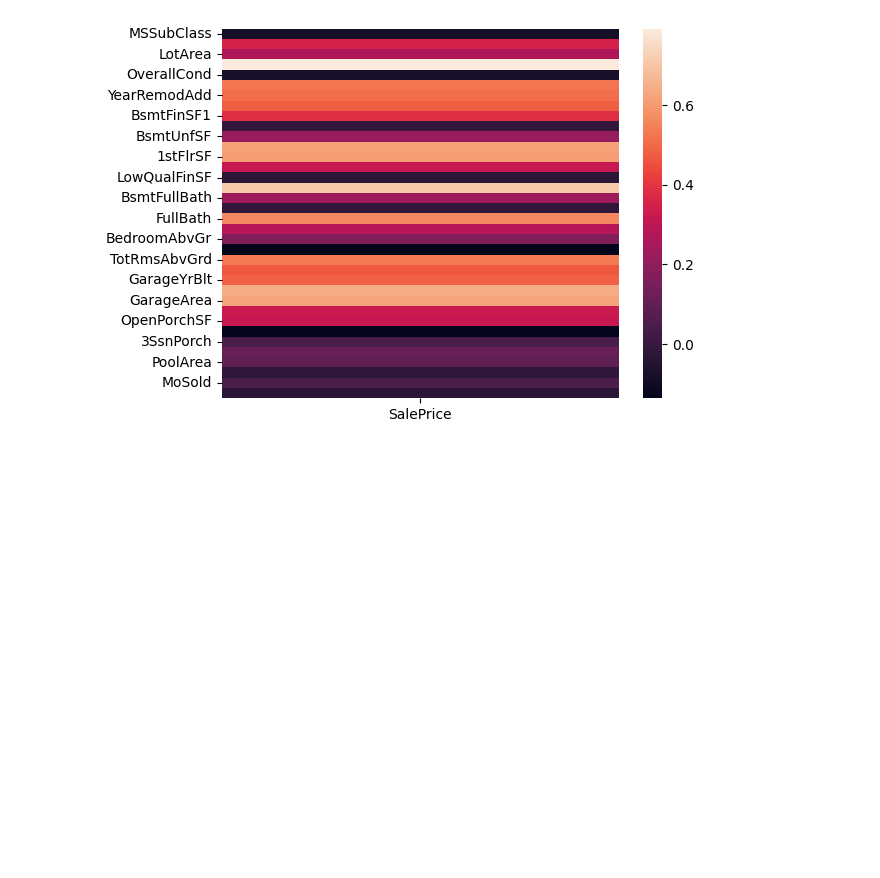
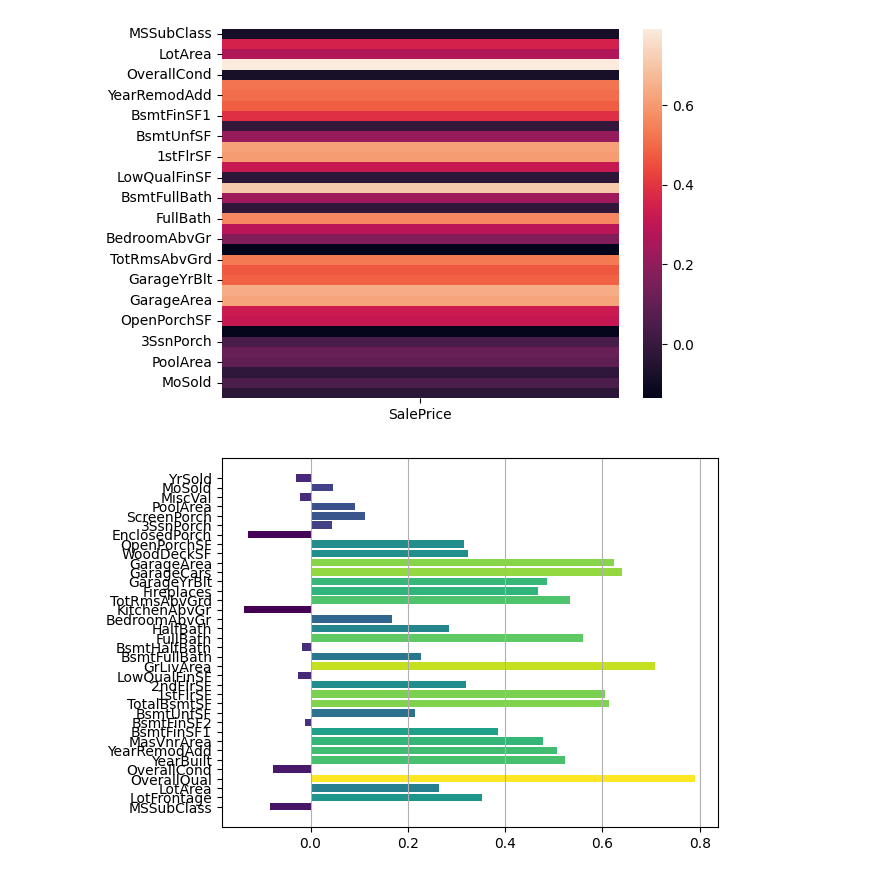
Before and after one commit to MehdiSensali/House-Price-Prediction, a Jupyter notebook: Price_Analysis.ipynb, the cells around one changed output. Saved outputs shown, nothing was run; the diff lists cells and outputs as text; code cells hidden in the pictures; blank space fills up the shorter version.

```diff
--- a/Price_Analysis.ipynb
+++ b/Price_Analysis.ipynb
@@ -34,9 +34,19 @@ numeric_data = data.select_dtypes(include=np.number)
 corr = numeric_data.drop('Id', axis=1).corr()
 
 # Create a heatmap
-sns.heatmap(corr[['SalePrice']].drop('SalePrice'))
+corr_bar = corr.drop(index='SalePrice')
+sns.heatmap(corr_bar[['SalePrice']])
 
 # Show the plot
 plt.show()
 # %% [output]
 [figure]
+# %%
+# Define a colormap based on the values in column SalePrice
+cmap = plt.cm.get_cmap('viridis')
+norm = plt.Normalize(corr_bar['SalePrice'].min(), corr_bar['SalePrice'].max())
+colors = cmap(norm(corr_bar['SalePrice']))
+plt.barh(corr_bar.index, corr_bar['SalePrice'], color=colors)
+plt.grid(axis='x')
+# %% [output]
+[figure, added]
```
Also changed, not shown: parts of 2 cells of this notebook, 1 other file.
